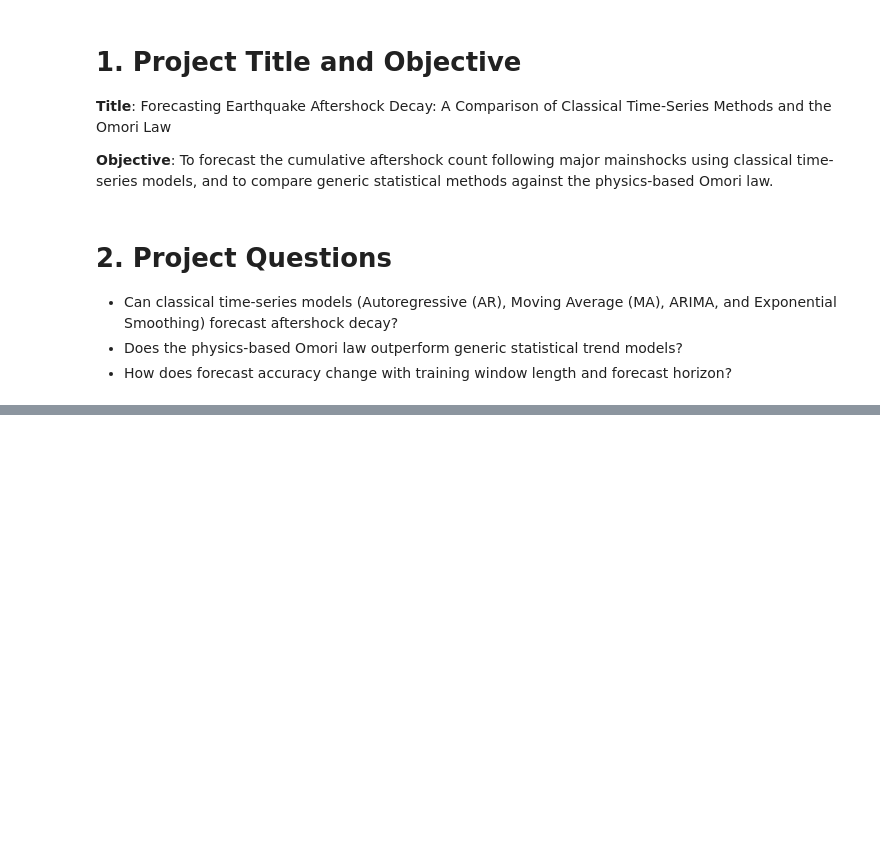
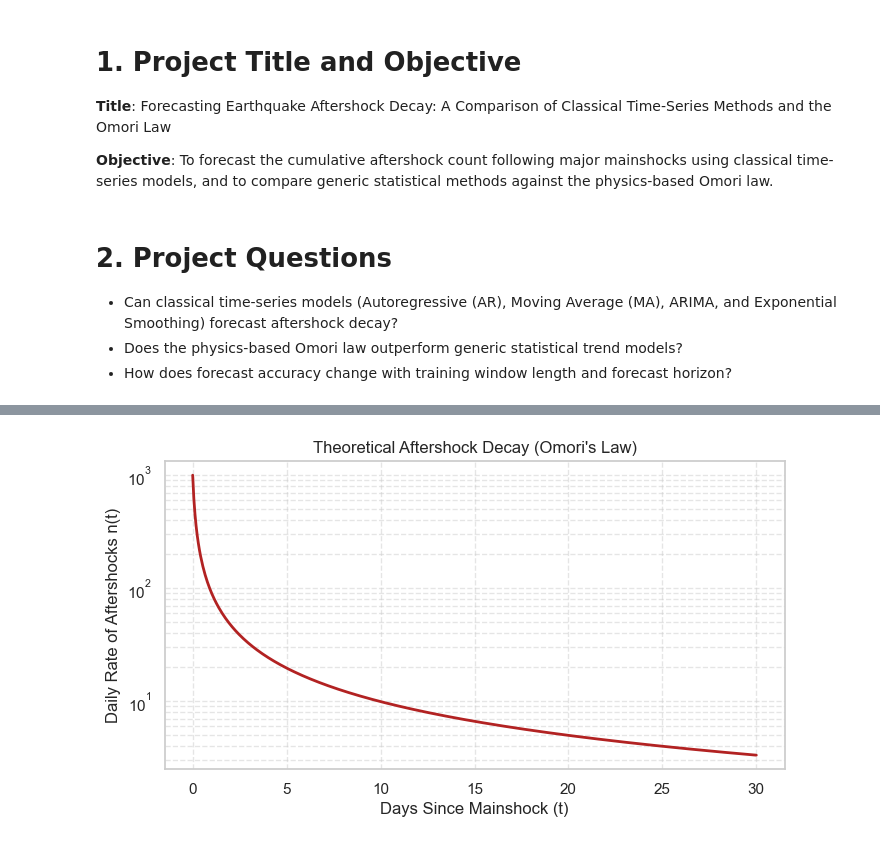
Before and after one commit to cronenberg64/aftershock-decay-forecasting, a Jupyter notebook: notebooks/capstone_main.ipynb, the cells around one changed output, grey strips where cells are left out. Drawn from its saved outputs; the diff is of its cells as text; code cells hidden in the pictures; blank space fills up the shorter version.

Commit message:
add project documentation, visual analysis, and report generation notebooks

```diff
--- a/notebooks/capstone_main.ipynb
+++ b/notebooks/capstone_main.ipynb
@@ -239,0 +108,16 @@ This notebook serves as the final executed report covering the entire end-to-end
+# %%
+# Schematic of Omori's Law decay
+t = np.linspace(0, 30, 500)
+K, c, p = 100, 0.1, 1.0
+n_t = K / ((t + c)**p)
+
+plt.figure(figsize=(8, 4))
+plt.plot(t, n_t, color='firebrick', lw=2)
+plt.title("Theoretical Aftershock Decay (Omori's Law)")
+plt.xlabel("Days Since Mainshock (t)")
+plt.ylabel("Daily Rate of Aftershocks n(t)")
+plt.yscale('log')
+plt.grid(True, which="both", ls="--", alpha=0.5)
+plt.show()
+# %% [output]
+[figure, added]
```
Also changed, not shown: parts of 73 cells of this notebook, 4 other files.
